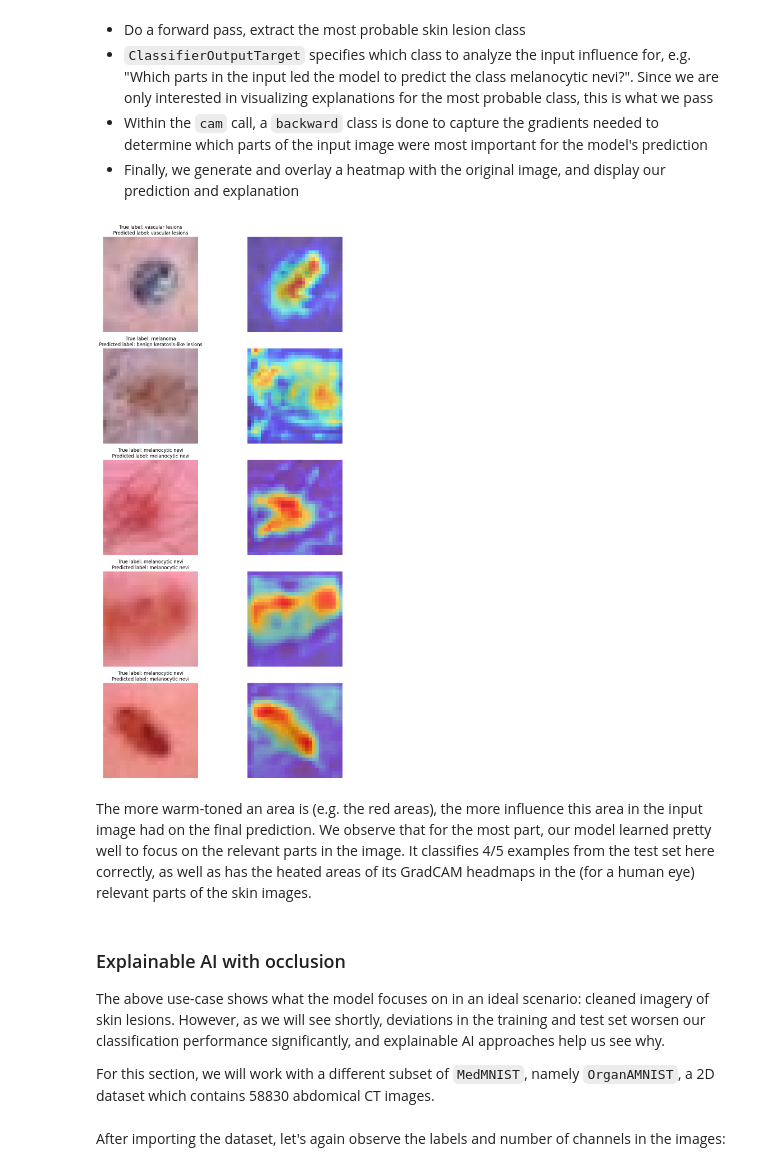
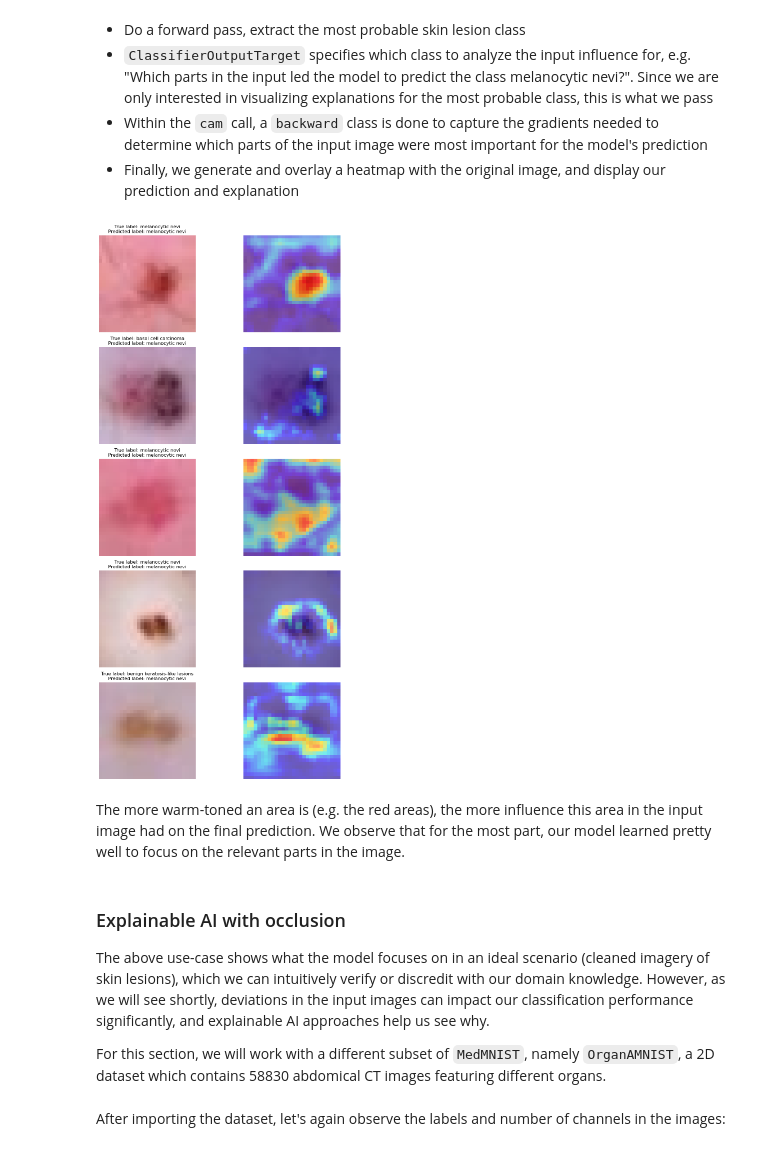
Before and after one commit to Laura-Legat/Introduction-to-AI-in-Medicine, a Jupyter notebook: notebooks/5_Explainable_AI.ipynb, the cells around one changed output. Saved outputs shown, nothing was run; the diff lists cells and outputs as text; code cells hidden in the pictures.

Commit message:
finalized notebook 5

```diff
--- a/notebooks/5_Explainable_AI.ipynb
+++ b/notebooks/5_Explainable_AI.ipynb
@@ -112,7 +112,7 @@ Drive already mounted at /content/drive; to attempt to forcibly remount, call dr
 # %% [markdown]
 Now, we load the stored weights into our instantiated class:
 # %%
-model.load_state_dict(torch.load('/content/dermamnist_clf.pt', weights_only=True))
+model.load_state_dict(torch.load('../output/dermamnist_clf.pt', weights_only=True))
 model.eval()
 # %% [output]
 DermaClf(
@@ -246,42 +248,44 @@ for i in range(5):
   vis_img = vis_img.permute(1,2,0).numpy()
 
   # prepare img for model predictions - add batch dim
-  pred_img = img.unsqueeze(0).to(device)
+  pred_img = img.unsqueeze(0)
 
   # forward pass and extract max-probability class
   with torch.no_grad():
+      pred_img = pred_img.to(device)
       model = model.to(device)
       pred = model(pred_img)
       pred_idx = pred.argmax(dim=1).item()
 
   # backward pass
   targets = [ClassifierOutputTarget(pred_idx)]
+  pred_img = pred_img.cpu()
   grayscale_cam = cam(input_tensor=pred_img, targets=targets, aug_smooth=True) # set aug_smooth=True for reducing noise
   grayscale_cam = grayscale_cam[0, :]  # get CAM for first (only) image
 
   # create GradCAM visualization
   visualization = show_cam_on_image(vis_img, grayscale_cam, use_rgb=True)
 
   # left col -> Original image
   axes[i, 0].imshow(vis_img)
   axes[i, 0].set_title(
         f"True label: {class_dict[str(label.item())]}\nPredicted label: {class_dict[str(pred_idx)]}"
     )
   axes[i, 0].axis('off')
 
   # right col -> GradCAM
   axes[i, 1].imshow(visualization)
   axes[i, 1].axis('off')
 
 plt.tight_layout()
 plt.show()
 # %% [output]
-[figure, old version]
+[figure, new version]
 # %% [markdown]
-The more warm-toned an area is (e.g. the red areas), the more influence this area in the input image had on the final prediction. We observe that for the most part, our model learned pretty well to focus on the relevant parts in the image. It classifies 4/5 examples from the test set here correctly, as well as has the heated areas of its GradCAM headmaps in the (for a human eye) relevant parts of the skin images.
+The more warm-toned an area is (e.g. the red areas), the more influence this area in the input image had on the final prediction. We observe that for the most part, our model learned pretty well to focus on the relevant parts in the image.
 # %% [markdown]
 ### Explainable AI with occlusion
 
-The above use-case shows what the model focuses on in an ideal scenario: cleaned imagery of skin lesions. However, as we will see shortly, deviations in the training and test set worsen our classification performance significantly, and explainable AI approaches help us see why.
+The above use-case shows what the model focuses on in an ideal scenario (cleaned imagery of skin lesions), which we can intuitively verify or discredit with our domain knowledge. However, as we will see shortly, deviations in the input images can impact our classification performance significantly, and explainable AI approaches help us see why.
 
-For this section, we will work with a different subset of `MedMNIST`, namely `OrganAMNIST`, a 2D dataset which contains 58830 abdomical CT images.
+For this section, we will work with a different subset of `MedMNIST`, namely `OrganAMNIST`, a 2D dataset which contains 58830 abdomical CT images featuring different organs.
```
Also changed, not shown: parts of 46 cells of this notebook.
